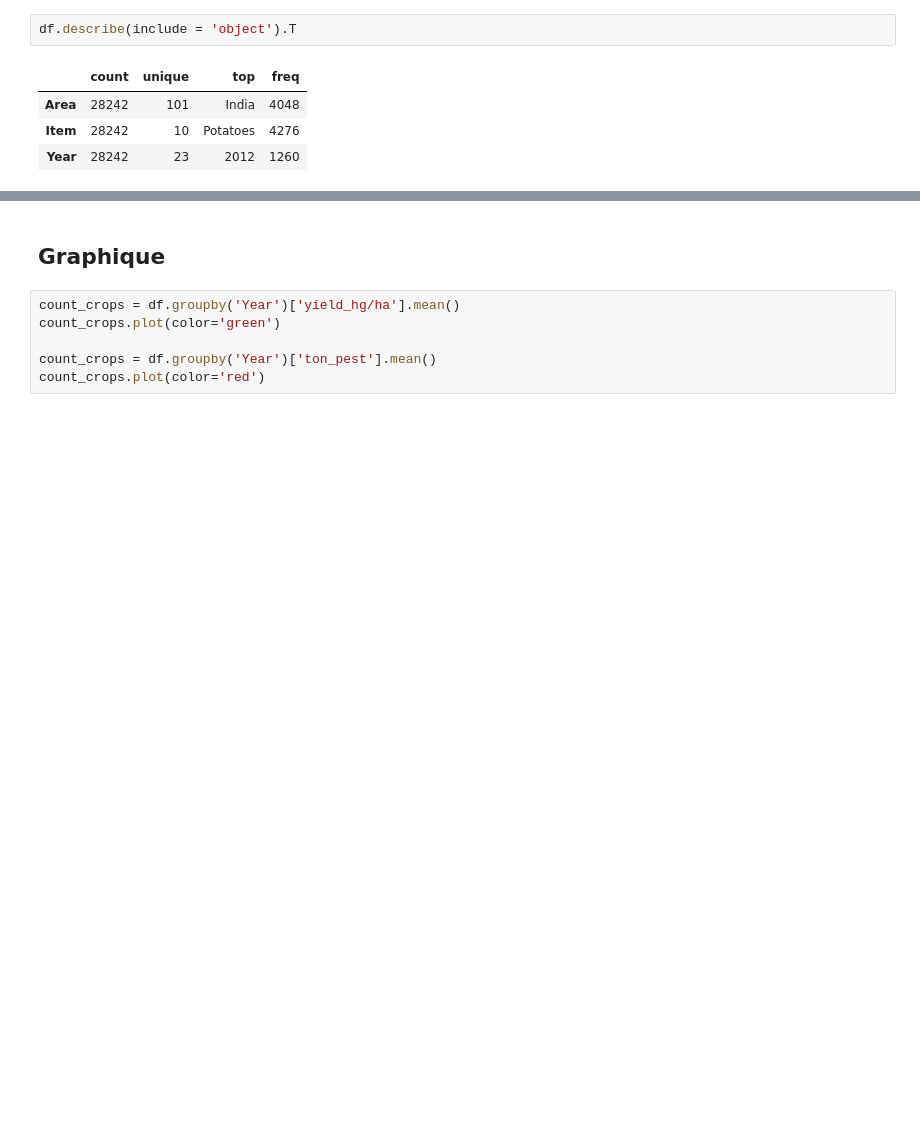
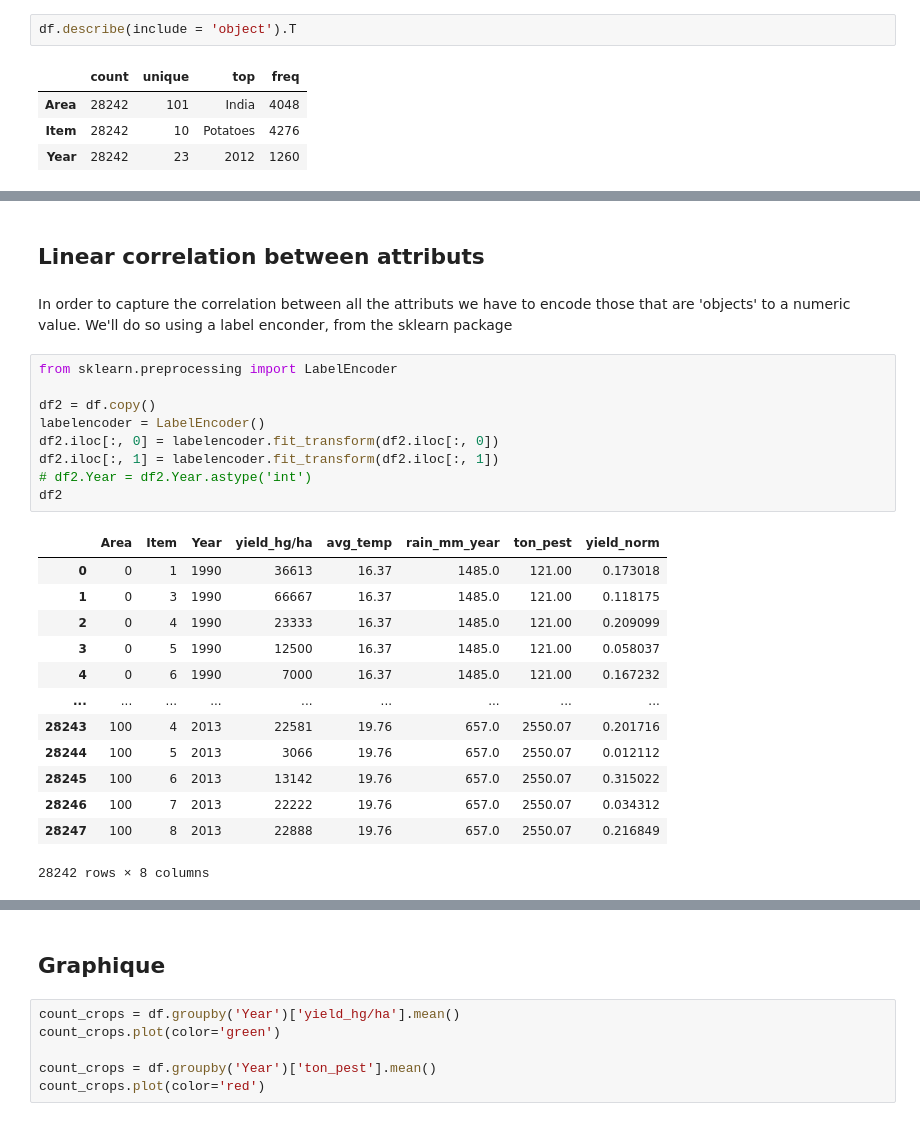
Before and after one commit to afonsopastana/test, a Jupyter notebook: models-to-yield-prediction.ipynb, the cells around one changed output, grey strips where cells are left out. Saved outputs shown, nothing was run; the diff lists cells and outputs as text; blank space fills up the shorter version.

```diff
--- a/models-to-yield-prediction.ipynb
+++ b/models-to-yield-prediction.ipynb
@@ -258 +307,28 @@ df.describe(include = 'object').T
+# %% [markdown]
+## Linear correlation between attributs
+# %% [markdown]
+In order to capture the correlation between all the attributs we have to encode those that are 'objects' to a numeric value. We'll do so using a label enconder, from the sklearn package
+# %%
+from sklearn.preprocessing import LabelEncoder
+
+df2 = df.copy()
+labelencoder = LabelEncoder()
+df2.iloc[:, 0] = labelencoder.fit_transform(df2.iloc[:, 0])
+df2.iloc[:, 1] = labelencoder.fit_transform(df2.iloc[:, 1])
+# df2.Year = df2.Year.astype('int')
+df2
+# %% [output]
+|  | Area | Item | Year | yield_hg/ha | avg_temp | rain_mm_year | ton_pest | yield_norm |
+| 0 | 0 | 1 | 1990 | 36613 | 16.37 | 1485.0 | 121.00 | 0.173018 |
+| 1 | 0 | 3 | 1990 | 66667 | 16.37 | 1485.0 | 121.00 | 0.118175 |
+| 2 | 0 | 4 | 1990 | 23333 | 16.37 | 1485.0 | 121.00 | 0.209099 |
+| 3 | 0 | 5 | 1990 | 12500 | 16.37 | 1485.0 | 121.00 | 0.058037 |
+| 4 | 0 | 6 | 1990 | 7000 | 16.37 | 1485.0 | 121.00 | 0.167232 |
+| ... | ... | ... | ... | ... | ... | ... | ... | ... |
+| 28243 | 100 | 4 | 2013 | 22581 | 19.76 | 657.0 | 2550.07 | 0.201716 |
+| 28244 | 100 | 5 | 2013 | 3066 | 19.76 | 657.0 | 2550.07 | 0.012112 |
+| 28245 | 100 | 6 | 2013 | 13142 | 19.76 | 657.0 | 2550.07 | 0.315022 |
+| 28246 | 100 | 7 | 2013 | 22222 | 19.76 | 657.0 | 2550.07 | 0.034312 |
+| 28247 | 100 | 8 | 2013 | 22888 | 19.76 | 657.0 | 2550.07 | 0.216849 |
+28242 rows × 8 columns
 # %%
```
Also changed, not shown: parts of 25 cells of this notebook.
